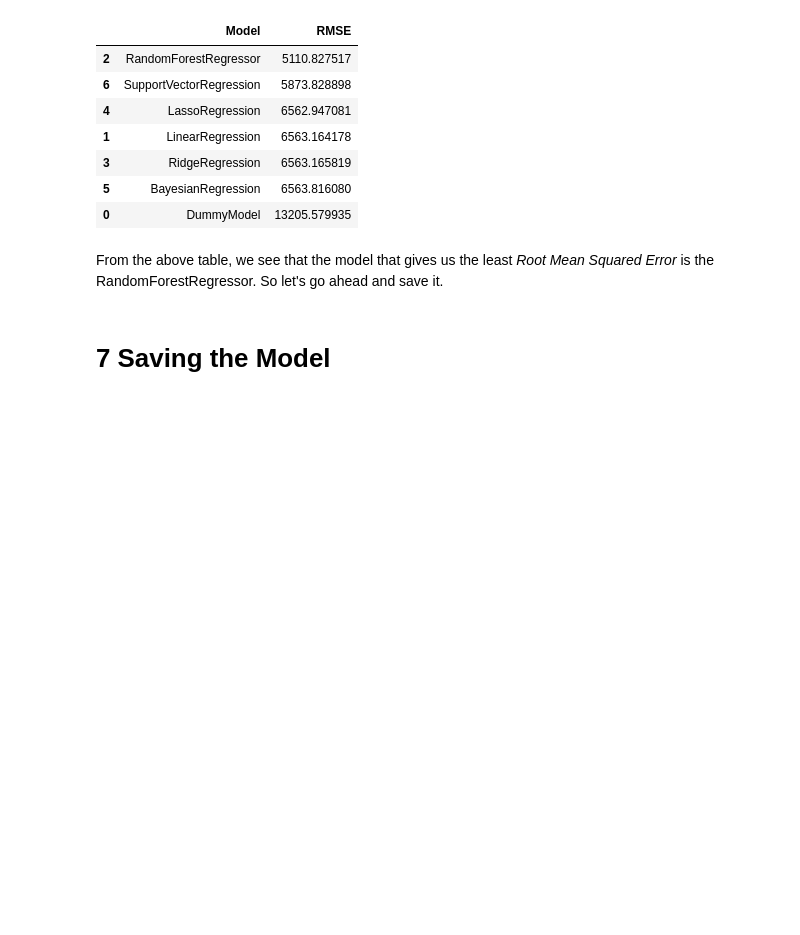
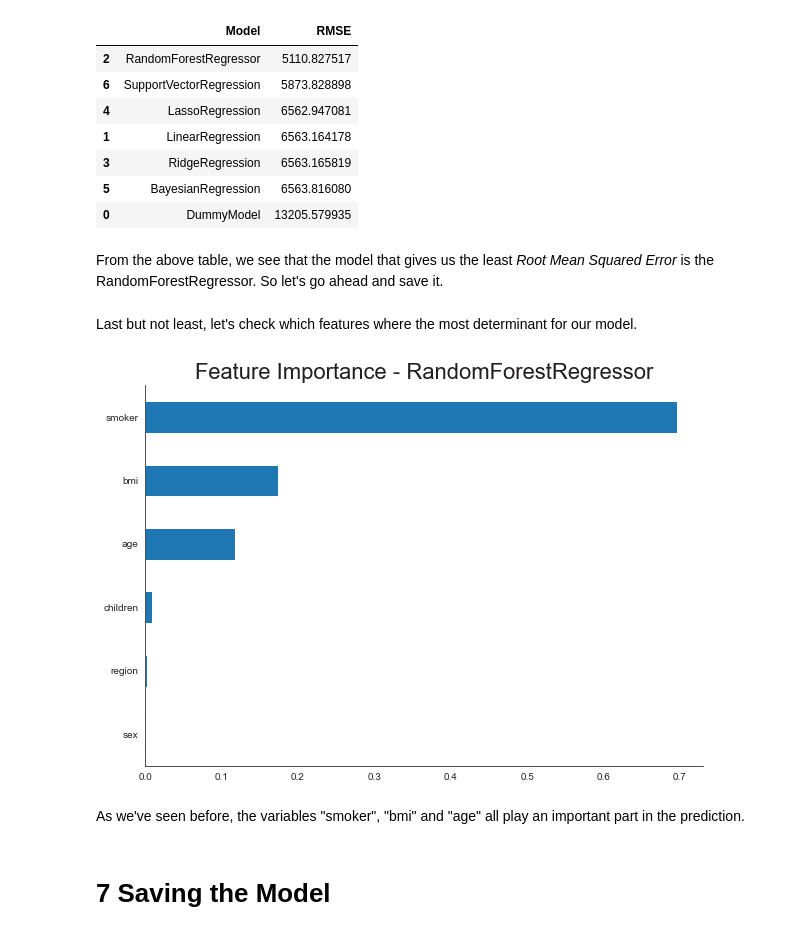
Before and after one commit to diascarolina/project-insurance-forecast, a Jupyter notebook: notebook.ipynb, the cells around one changed output. Drawn from its saved outputs; the diff is of its cells as text; code cells hidden in the pictures; blank space fills up the shorter version.

```diff
--- a/notebook.ipynb
+++ b/notebook.ipynb
@@ -736,6 +736,18 @@ df_metrics.sort_values('RMSE')
 | 0 | DummyModel | 13205.579935 |
 # %% [markdown]
 From the above table, we see that the model that gives us the least _Root Mean Squared Error_ is the RandomForestRegressor. So let's go ahead and save it.
+# %% [markdown]
+Last but not least, let's check which features where the most determinant for our model.
+# %%
+feat_import_rfr = pd.Series(rfr_model.feature_importances_, index = X_train.columns)
+ax = feat_import_rfr.sort_values(ascending = True).plot(kind = 'barh', figsize = (10, 7))
+plt.title('Feature Importance - RandomForestRegressor', fontsize = 22, color = GRAY1)
+sns.despine()
+plt.show()
+# %% [output]
+[figure, added]
+# %% [markdown]
+As we've seen before, the variables "smoker", "bmi" and "age" all play an important part in the prediction.
 # %% [markdown]
 # 7 Saving the Model
 # %% [markdown]
```
